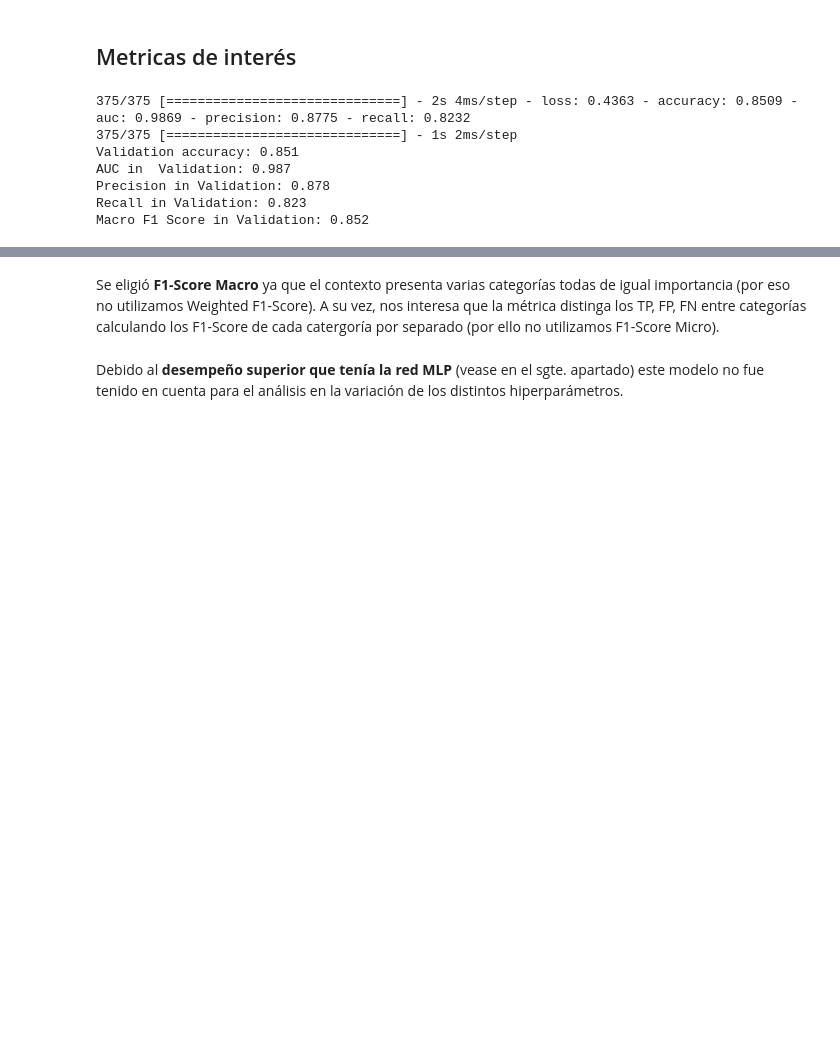
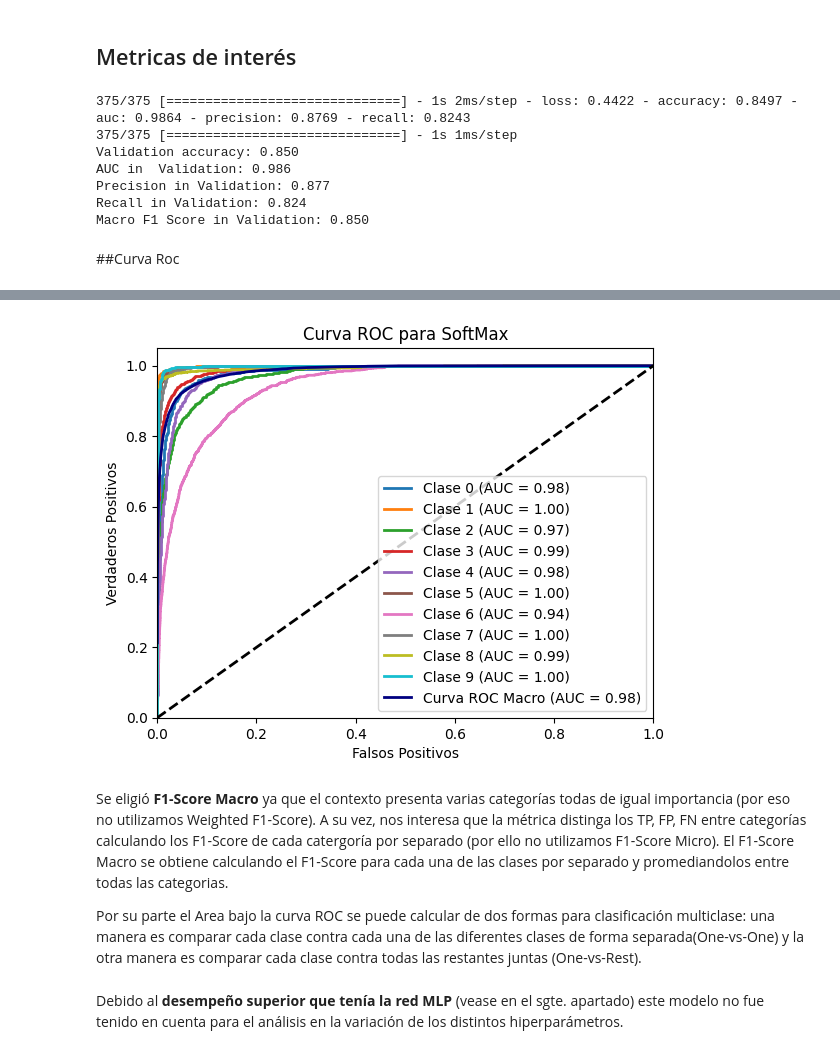
Before and after one commit to FranBasili/22.45-Redes-Neuronales-TP1, a Jupyter notebook: Clasificacion_Multiclase.ipynb, the cells around one changed output, grey strips where cells are left out. Saved outputs shown, nothing was run; the diff lists cells and outputs as text; code cells hidden in the pictures; blank space fills up the shorter version.

```diff
--- a/Clasificacion_Multiclase.ipynb
+++ b/Clasificacion_Multiclase.ipynb
@@ -8,8 +8,8 @@ import pandas as pd
 import sklearn
 from sklearn.model_selection import train_test_split
 # %%
-train_data, val_data, train_labels, val_labels = train_test_split(np.load('drive/MyDrive/train_images.npy'),
-                                                                  pd.read_csv('drive/MyDrive/train_labels.csv')["label"],
+train_data, val_data, train_labels, val_labels = train_test_split(np.load('train_images.npy'),
+                                                                  pd.read_csv('train_labels.csv')["label"],
                                                                   train_size=0.8,
                                                                   random_state=5)
 
@@ -172,10 +172,12 @@ print("Precision in Validation: {0:.3f}".format(softMax_val_Pres))
 print("Recall in Validation: {0:.3f}".format(softMax_val_Rec))
 print("Macro F1 Score in Validation: {0:.3f}".format(SoftMAx_F1))
 # %% [output]
-375/375 [==============================] - 2s 4ms/step - loss: 0.4363 - accuracy: 0.8509 - auc: 0.9869 - precision: 0.8775 - recall: 0.8232
-375/375 [==============================] - 1s 2ms/step
-Validation accuracy: 0.851
-AUC in  Validation: 0.987
-Precision in Validation: 0.878
-Recall in Validation: 0.823
-Macro F1 Score in Validation: 0.852
+375/375 [==============================] - 1s 2ms/step - loss: 0.4422 - accuracy: 0.8497 - auc: 0.9864 - precision: 0.8769 - recall: 0.8243
+375/375 [==============================] - 1s 1ms/step
+Validation accuracy: 0.850
+AUC in  Validation: 0.986
+Precision in Validation: 0.877
+Recall in Validation: 0.824
+Macro F1 Score in Validation: 0.850
+# %% [markdown]
+##Curva Roc
@@ -181,0 +235,6 @@ Macro F1 Score in Validation: 0.852
+# %%
+y_true = val_labels
+y_score = softMaxModel.predict(val_data)
+
+MC_helper.plot_roc(y_true, y_score, "SoftMax")
+# %% [output]
@@ -182,5 +242,8 @@ Macro F1 Score in Validation: 0.852
+[figure, added]
 # %% [markdown]
-Se eligió **F1-Score Macro** ya que el contexto presenta varias categorías todas de igual importancia (por eso no utilizamos Weighted F1-Score). A su vez, nos interesa que la métrica distinga los TP, FP, FN entre categorías calculando los F1-Score de cada catergoría por separado (por ello no utilizamos F1-Score Micro).
+Se eligió **F1-Score Macro** ya que el contexto presenta varias categorías todas de igual importancia (por eso no utilizamos Weighted F1-Score). A su vez, nos interesa que la métrica distinga los TP, FP, FN entre categorías calculando los F1-Score de cada catergoría por separado (por ello no utilizamos F1-Score Micro). El F1-Score Macro se obtiene calculando el F1-Score para cada una de las clases por separado y promediandolos entre todas las categorias.
+
+Por su parte el Area bajo la curva ROC se puede calcular de dos formas para clasificación multiclase: una manera es comparar cada clase contra cada una de las diferentes clases de forma separada(One-vs-One) y la otra manera es comparar cada clase contra todas las restantes juntas (One-vs-Rest).
 # %% [markdown]
 Debido al **desempeño superior que tenía la red MLP** (vease en el sgte. apartado) este modelo no fue tenido en cuenta para el análisis en la variación de los distintos hiperparámetros.
 # %% [markdown]
```
Also changed, not shown: parts of 26 cells of this notebook, 4 other files.
